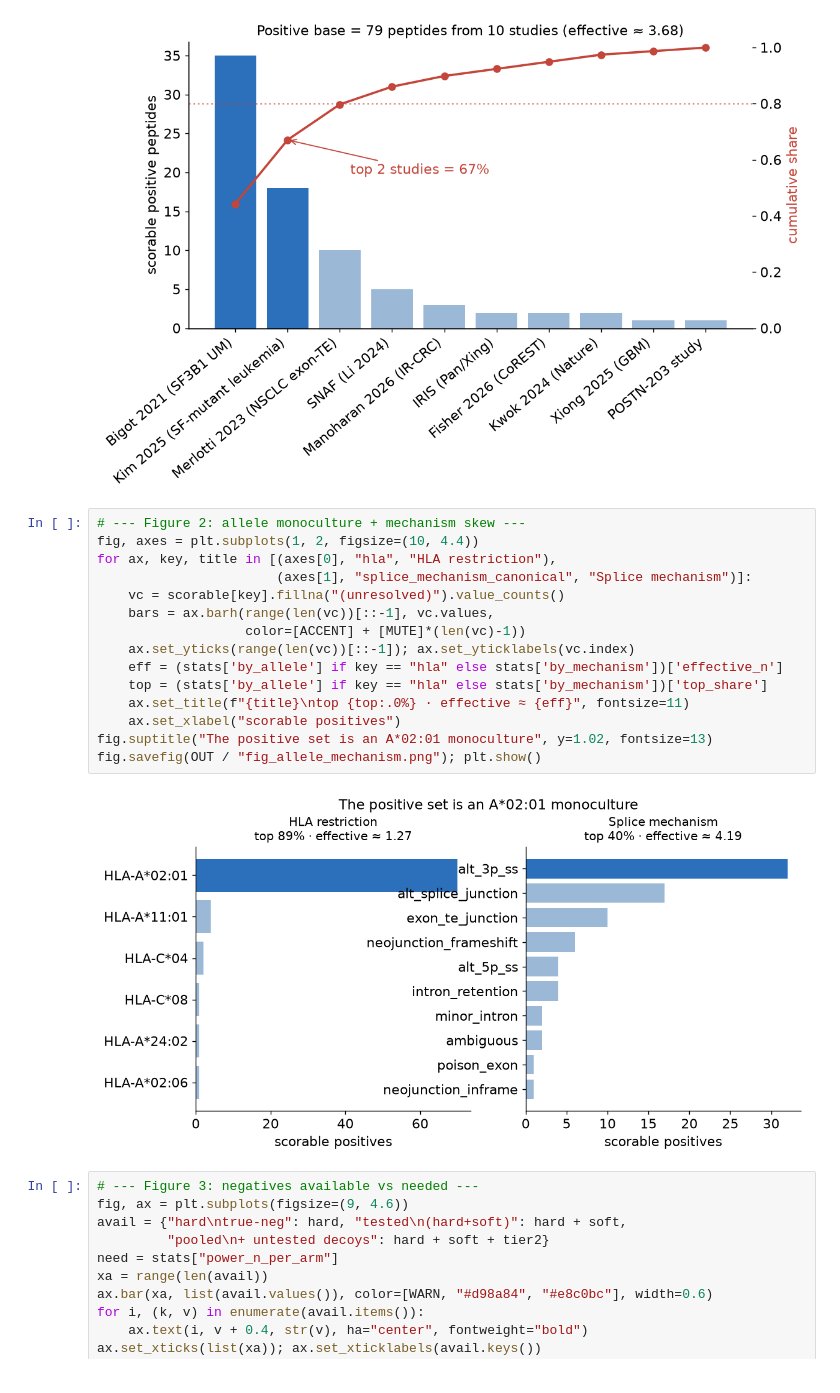
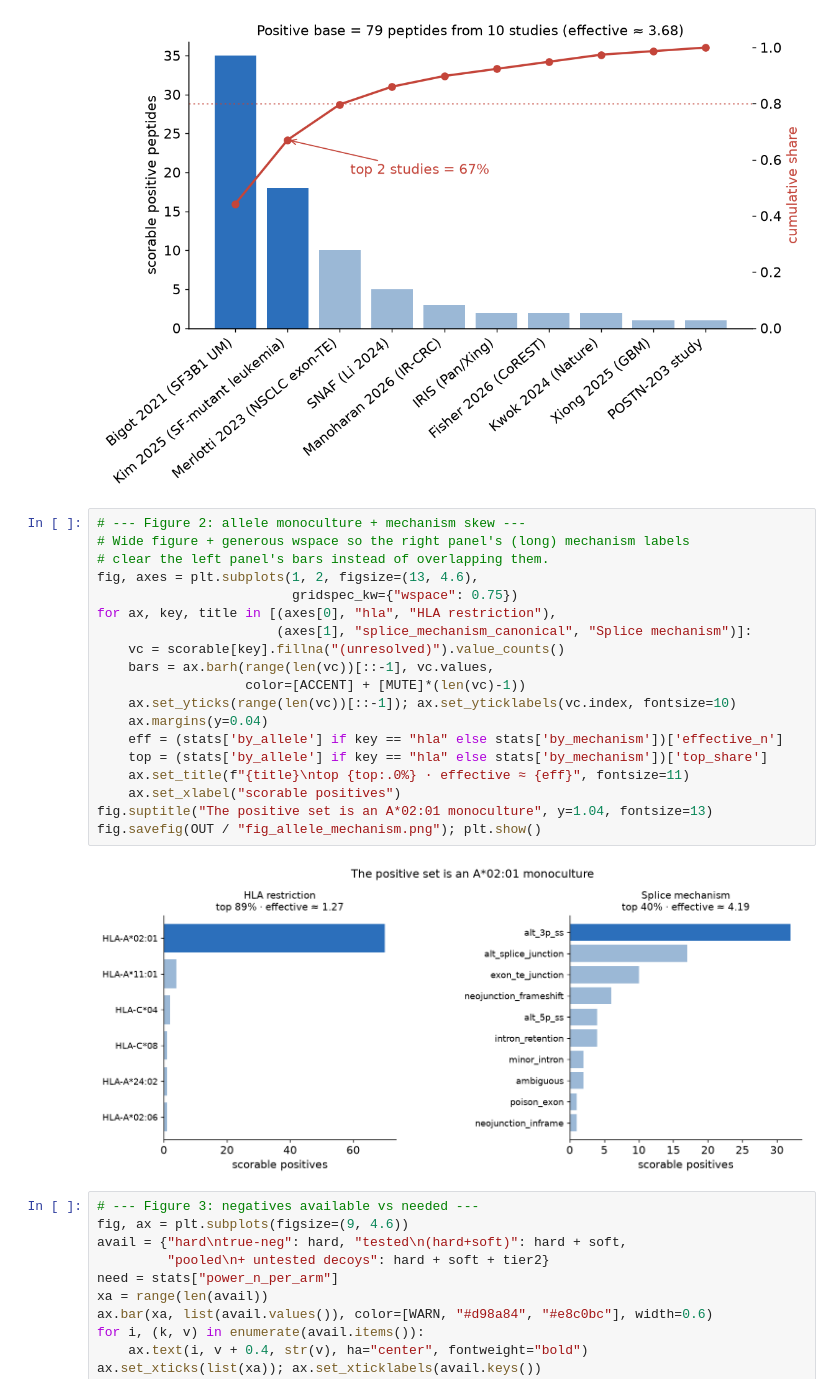
Before and after one commit to Jin-HoMLee/splice-neoepitope-pipeline, a Jupyter notebook: research/experiments/issue_680_splice_immunogenicity_registry/notebook.ipynb, the cells around one changed output. Drawn from its saved outputs; the diff is of its cells as text.

```diff
--- a/research/experiments/issue_680_splice_immunogenicity_registry/notebook.ipynb
+++ b/research/experiments/issue_680_splice_immunogenicity_registry/notebook.ipynb
@@ -179,21 +179,25 @@ fig.savefig(OUT / "fig_study_pareto.png"); plt.show()
 [figure]
 # %%
 # --- Figure 2: allele monoculture + mechanism skew ---
-fig, axes = plt.subplots(1, 2, figsize=(10, 4.4))
+# Wide figure + generous wspace so the right panel's (long) mechanism labels
+# clear the left panel's bars instead of overlapping them.
+fig, axes = plt.subplots(1, 2, figsize=(13, 4.6),
+                         gridspec_kw={"wspace": 0.75})
 for ax, key, title in [(axes[0], "hla", "HLA restriction"),
                        (axes[1], "splice_mechanism_canonical", "Splice mechanism")]:
     vc = scorable[key].fillna("(unresolved)").value_counts()
     bars = ax.barh(range(len(vc))[::-1], vc.values,
                    color=[ACCENT] + [MUTE]*(len(vc)-1))
-    ax.set_yticks(range(len(vc))[::-1]); ax.set_yticklabels(vc.index)
+    ax.set_yticks(range(len(vc))[::-1]); ax.set_yticklabels(vc.index, fontsize=10)
+    ax.margins(y=0.04)
     eff = (stats['by_allele'] if key == "hla" else stats['by_mechanism'])['effective_n']
     top = (stats['by_allele'] if key == "hla" else stats['by_mechanism'])['top_share']
     ax.set_title(f"{title}\ntop {top:.0%} · effective ≈ {eff}", fontsize=11)
     ax.set_xlabel("scorable positives")
-fig.suptitle("The positive set is an A*02:01 monoculture", y=1.02, fontsize=13)
+fig.suptitle("The positive set is an A*02:01 monoculture", y=1.04, fontsize=13)
 fig.savefig(OUT / "fig_allele_mechanism.png"); plt.show()
 # %% [output]
-[figure, old version]
+[figure, new version]
 # %%
 # --- Figure 3: negatives available vs needed ---
 fig, ax = plt.subplots(figsize=(9, 4.6))
```
Also changed, not shown: 1 other file.
